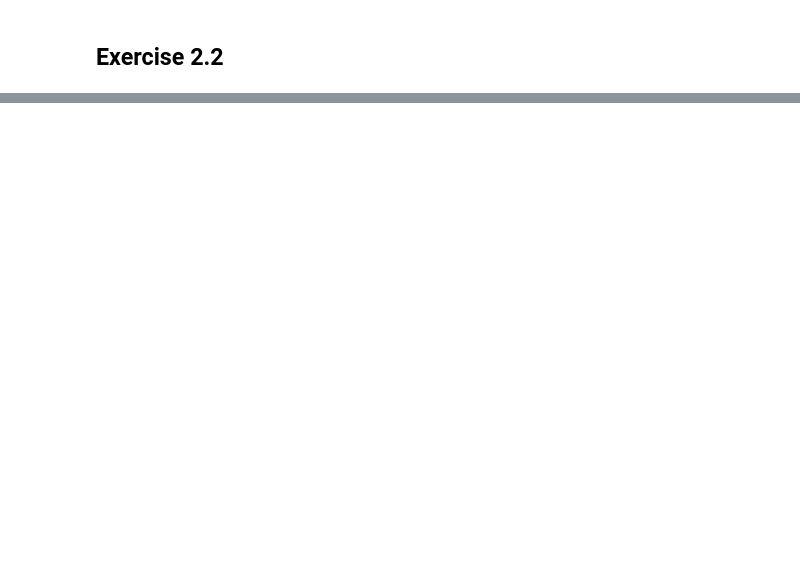
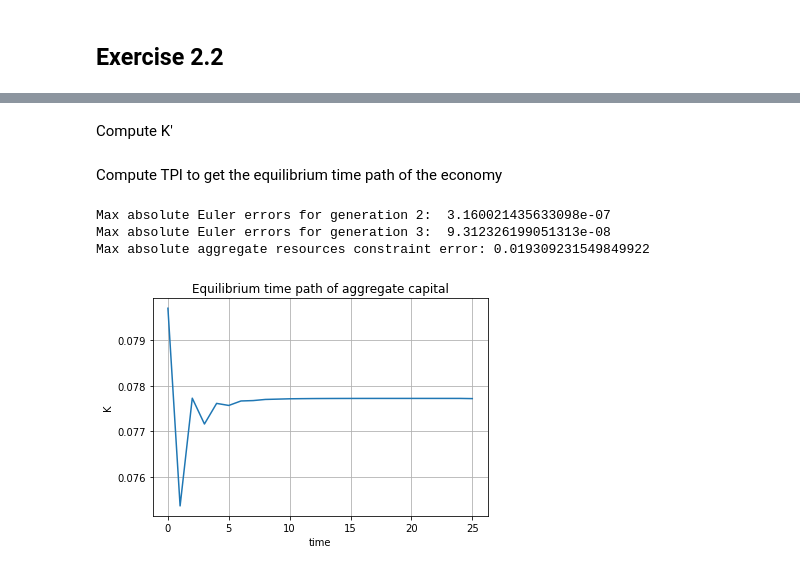
Before and after one commit to quainialberto/BootCamp2018, a Jupyter notebook: ProbSets/Econ/ProbSet3/OG.ipynb, the cells around one changed output, grey strips where cells are left out. Cells and saved outputs as stored; diff of their text form; code cells hidden in the pictures; blank space fills up the shorter version.

```diff
--- a/ProbSets/Econ/ProbSet3/OG.ipynb
+++ b/ProbSets/Econ/ProbSet3/OG.ipynb
@@ -230,0 +278,5 @@ get_ss(params, bvec_guess, ss_graphs = True)
+# %%
+K1 = b21 + b31
+Kbar = b2bar + b3bar
+Kpath = np.linspace(K1, Kbar, T)
+Kpath = np.append(Kpath, Kbar)
@@ -230,0 +415,45 @@ get_ss(params, bvec_guess, ss_graphs = True)
+# %% [markdown]
+Compute K'
+# %%
+def Kprime(bmat, Kbar):
+
+    Kp_path = bmat[:-1,:].sum(axis = 1)
+    Kp_path = np.append(Kp_path, Kbar)
+
+    return Kp_path
+# %% [markdown]
+Compute TPI to get the equilibrium time path of the economy
+# %%
+def TPI(T, Kpath, Kbar, bvec_guess, b_ss, params, tol, max_iter):
+
+    dist = tol + 1
+    i = 0
+
+    while (dist > tol) & (i < max_iter):
+        i += 1
+        rpath, wpath = get_wr_paths(T, Kpath, Kbar, params)
+        bmat, max_EulErrs, max_agg_errs = twisted_donut(T, rpath, wpath, Kpath, bvec_guess, b_ss, params)
+        Kp_path = Kprime(bmat, Kbar)
+        dist = la.norm(Kp_path - Kpath, 2)
+        Kpath = xi * Kp_path + (1 - xi) * Kpath
+
+    print('Max absolute Euler errors for generation 2: ', max_EulErrs[0])
+    print('Max absolute Euler errors for generation 3: ', max_EulErrs[1])
+    print('Max absolute aggregate resources constraint error:', max_agg_errs)
+
+    return Kpath, rpath, wpath
+# %%
+Kstd_path, rstd_path, wstd_path = TPI(T, Kpath, Kbar, bvec_guess, b_ss, params, tol, max_iter)
+# %% [output]
+Max absolute Euler errors for generation 2:  3.160021435633098e-07
+Max absolute Euler errors for generation 3:  9.312326199051313e-08
+Max absolute aggregate resources constraint error: 0.019309231549849922
+# %%
+plt.plot(Kstd_path)
+plt.title('Equilibrium time path of aggregate capital')
+plt.xlabel('time')
+plt.ylabel('K')
+plt.grid(True)
+plt.show()
+# %% [output]
+[figure, added]
```
Also changed, not shown: parts of 32 cells of this notebook, 4 other files.
